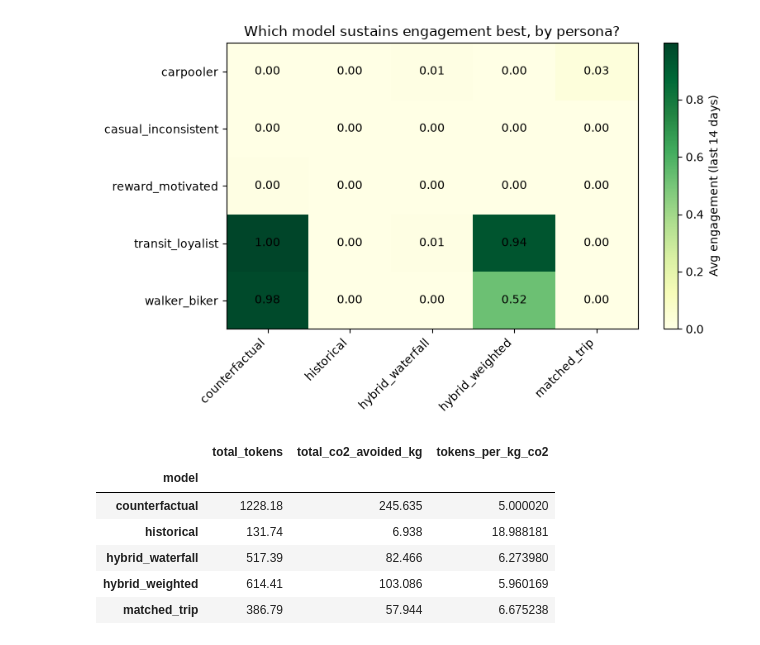
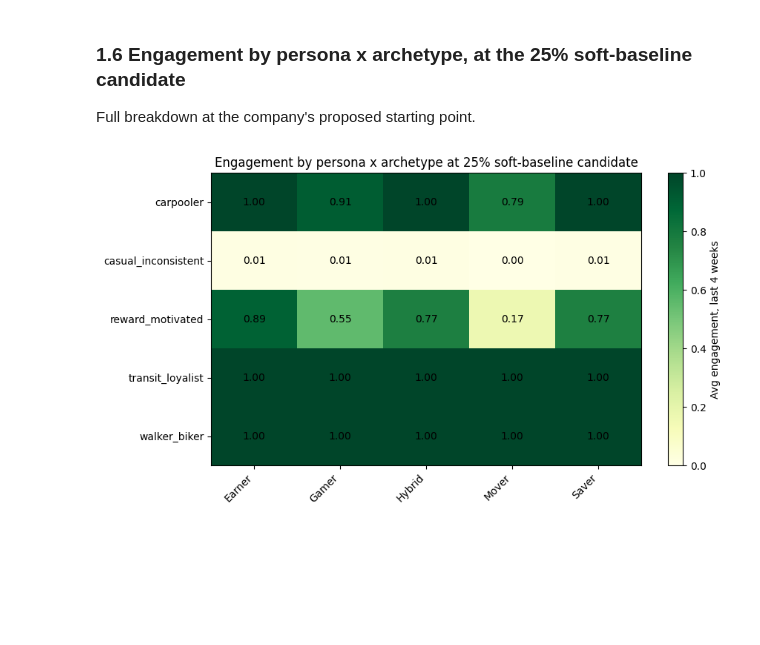
Before and after one commit to BoppingNoodles/hero2_model, a Jupyter notebook: analysis.ipynb, the cells around one changed output. Saved outputs shown, nothing was run; the diff lists cells and outputs as text; code cells hidden in the pictures; blank space fills up the shorter version.

Commit message:
updated simulation with macros

```diff
--- a/analysis.ipynb
+++ b/analysis.ipynb
@@ -2,7 +11,9 @@
 import pandas as pd
 import matplotlib.pyplot as plt
 
-df = pd.read_csv('results/experiment_results.csv')
-summary = pd.read_csv('results/experiment_summary.csv')
-df.head()
+macro_weekly = pd.read_csv('results/macro_weekly.csv')
+macro_summary = pd.read_csv('results/macro_summary.csv')
+taper_weekly = pd.read_csv('results/taper_weekly.csv')
+taper_by_archetype = pd.read_csv('results/taper_summary_by_archetype.csv')
+macro_weekly.head()
 # %% [output]
@@ -48,29 +102,21 @@ plt.show()
+# %% [markdown]
+### 1.6 Engagement by persona x archetype, at the 25% soft-baseline candidate
+Full breakdown at the company's proposed starting point.
 # %%
-pivot = summary.pivot(index='persona', columns='model', values='avg_engagement_last_14d')
-fig, ax = plt.subplots(figsize=(8, 5))
-im = ax.imshow(pivot.values, cmap='YlGn', aspect='auto')
+soft = macro_summary[macro_summary['baseline_factor'] == 0.25]
+pivot = soft.pivot(index='persona', columns='archetype', values='avg_engagement_last_4wk')
+fig, ax = plt.subplots(figsize=(9, 5))
+im = ax.imshow(pivot.values, cmap='YlGn', aspect='auto', vmin=0, vmax=1)
 ax.set_xticks(range(len(pivot.columns)))
 ax.set_xticklabels(pivot.columns, rotation=45, ha='right')
 ax.set_yticks(range(len(pivot.index)))
 ax.set_yticklabels(pivot.index)
 for i in range(len(pivot.index)):
     for j in range(len(pivot.columns)):
         ax.text(j, i, f'{pivot.values[i, j]:.2f}', ha='center', va='center')
-fig.colorbar(im, label='Avg engagement (last 14 days)')
-plt.title('Which model sustains engagement best, by persona?')
+fig.colorbar(im, label='Avg engagement, last 4 weeks')
+plt.title('Engagement by persona x archetype at 25% soft-baseline candidate')
 plt.tight_layout()
 plt.show()
 # %% [output]
-[figure, old version]
+[figure, new version]
-# %%
-model_totals = summary.groupby('model')[['total_tokens', 'total_co2_avoided_kg']].sum()
-model_totals['tokens_per_kg_co2'] = model_totals['total_tokens'] / model_totals['total_co2_avoided_kg']
-model_totals
-# %% [output]
-|  | total_tokens | total_co2_avoided_kg | tokens_per_kg_co2 |
-| model |  |  |  |
-| counterfactual | 1228.18 | 245.635 | 5.000020 |
-| historical | 131.74 | 6.938 | 18.988181 |
-| hybrid_waterfall | 517.39 | 82.466 | 6.273980 |
-| hybrid_weighted | 614.41 | 103.086 | 5.960169 |
-| matched_trip | 386.79 | 57.944 | 6.675238 |
```
Also changed, not shown: parts of 20 cells of this notebook, 11 other files.
